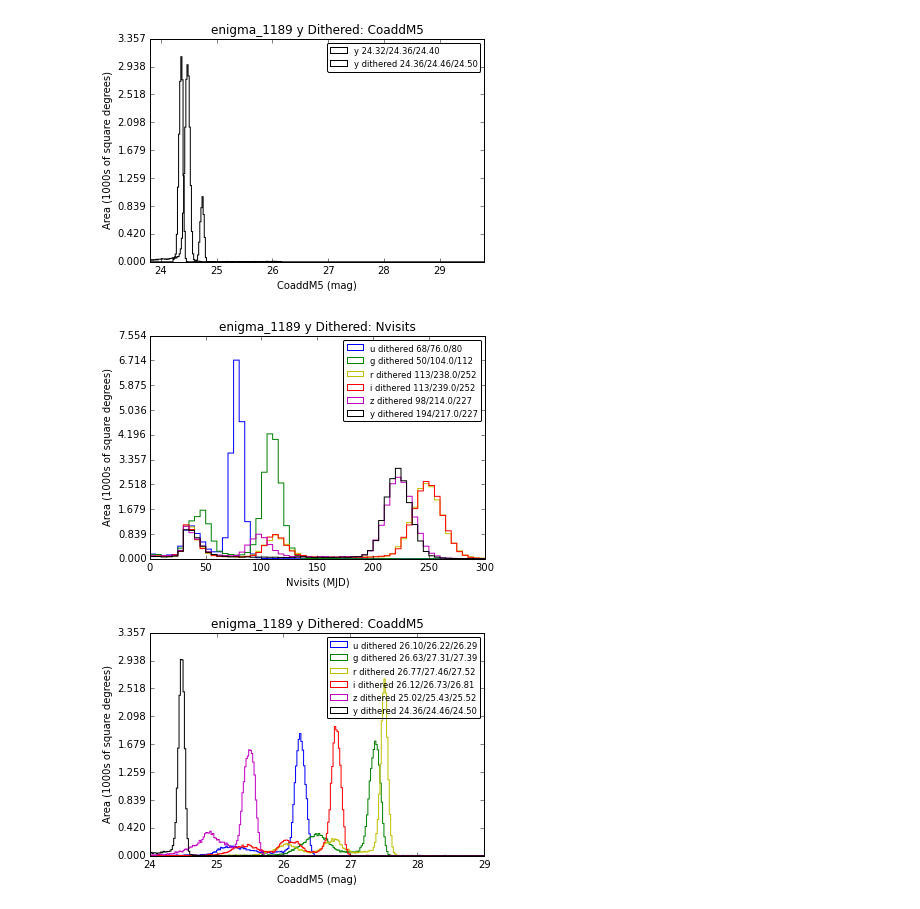
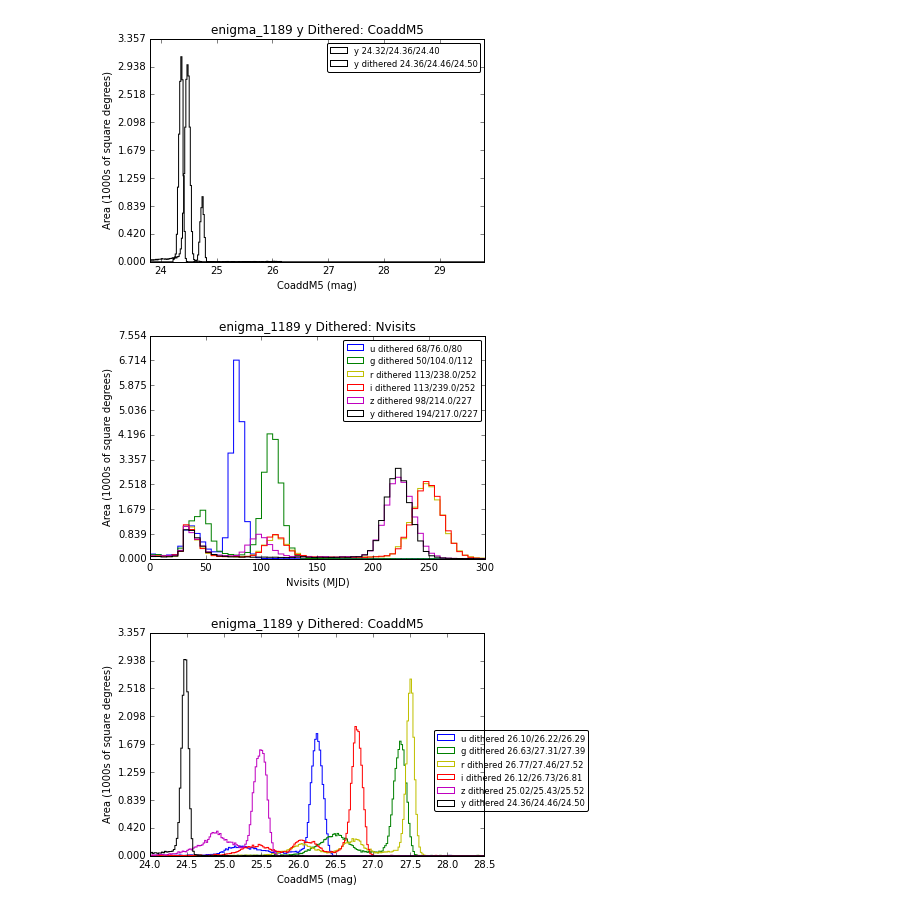
Before and after one commit to amnferguson/sims_maf_notebooks, a Jupyter notebook: notebooks/Combination Plot in All Filters.ipynb, the cells around one changed output. Cells and saved outputs as stored; diff of their text form; code cells hidden in the pictures.

Commit message:
Added example of combining histograms

```diff
--- a/notebooks/Combination Plot in All Filters.ipynb
+++ b/notebooks/Combination Plot in All Filters.ipynb
@@ -222,7 +222,7 @@ for f in filterlist:
                                                     nvisitsDith[f].summaryValues[3][1],
                                                    nvisitsDith[f].summaryValues[6][1])})
     nvisitsDith[f].setPlotDict(plotDict)
-    plotDict.update({'xMin':24, 'xMax':29, 'colorMin':24, 'colorMax':28, 'binsize':0.02,
+    plotDict.update({'xMin':24, 'xMax':28.5, 'colorMin':24, 'colorMax':28, 'binsize':0.02,
                     'label':'%s dithered %.2f/%.2f/%.2f' %(f, coaddDith[f].summaryValues[5][1],
                                                  coaddDith[f].summaryValues[3][1],
                                                  coaddDith[f].summaryValues[6][1])})
@@ -230,14 +230,15 @@ for f in filterlist:
 # %%
 fig = None
 for f in filterlist:
     fig = nvisitsDith[f].slicer.plotHistogram(nvisitsDith[f].metricValues, fignum=fig, **nvisitsDith[f].plotDict)
     plt.fig = fig
     plt.legend(loc='upper right', fontsize='small', numpoints=1, fancybox=True)
 fig = None
 for f in filterlist:
     fig = coaddDith[f].slicer.plotHistogram(coaddDith[f].metricValues, fignum=fig, **coaddDith[f].plotDict)
     plt.fig = fig
-    plt.legend(loc='upper right', fontsize='small', numpoints=1, fancybox=True)
+    plt.legend(loc=(0.85, 0.2), fontsize='small', numpoints=1, fancybox=True)
+    # How to save the figure and save reference in resultsDb?
 # %% [output]
 [figure]
-[figure, old version]
+[figure, new version]
```
